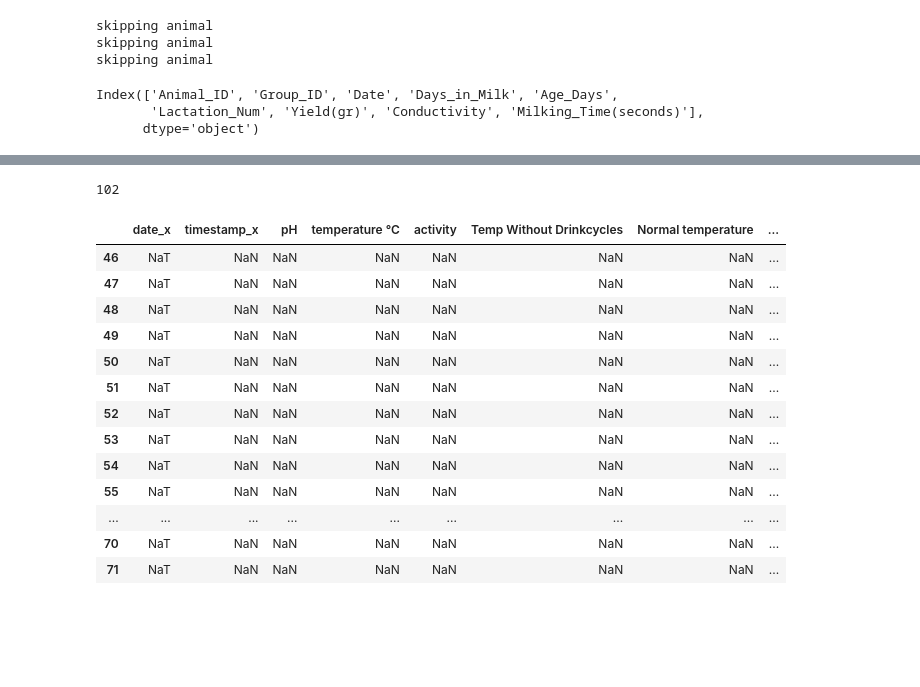
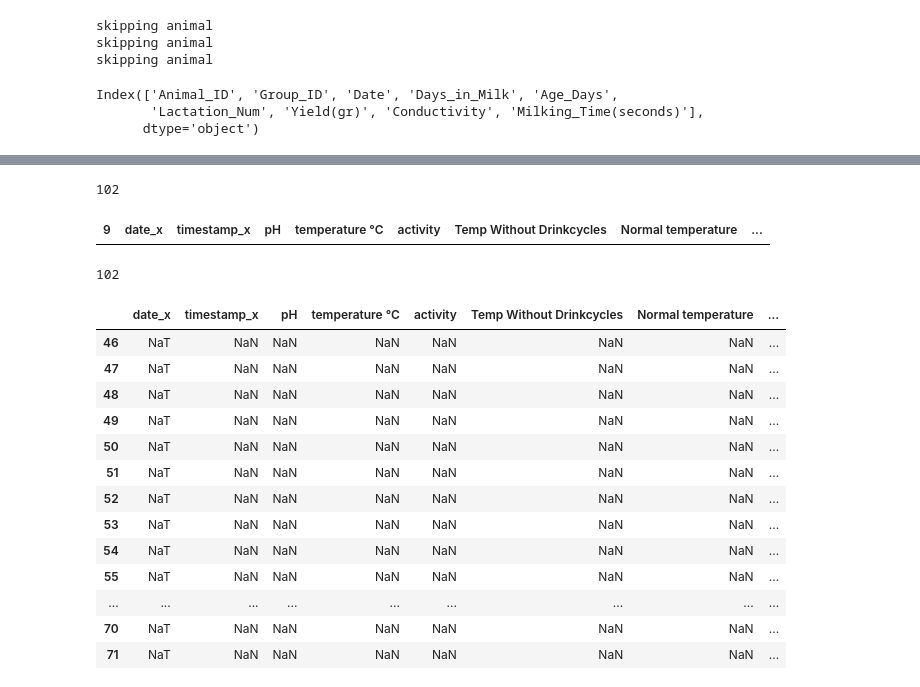
Before and after one commit to rajeshneupane7/merging, a Jupyter notebook: henk_data.ipynb, the cells around one changed output, grey strips where cells are left out. Cells and saved outputs as stored; diff of their text form; code cells hidden in the pictures; blank space fills up the shorter version.

```diff
--- a/henk_data.ipynb
+++ b/henk_data.ipynb
@@ -335,5 +437,13 @@ afi_df[afi_df['Animal_ID']=="919"]
 # %%
-final_animal_df= pd.concat(temp_data)
+final_animal_smaxtec= pd.concat(temp_data)
+# %%
+len(final_animal_smaxtec['animal_id'].unique())
+# %% [output]
+102
+# %%
+final_animal_smaxtec[final_animal_smaxtec['animal_id']=='919']
+# %% [output]
+| 9 | date_x | timestamp_x | pH | temperature °C | activity | Temp Without Drinkcycles | Normal temperature | ... |
 # %%
 final_animal_df['animal_id'].nunique()
 # %% [output]
```
Also changed, not shown: parts of 4 cells of this notebook, 4 other files.
